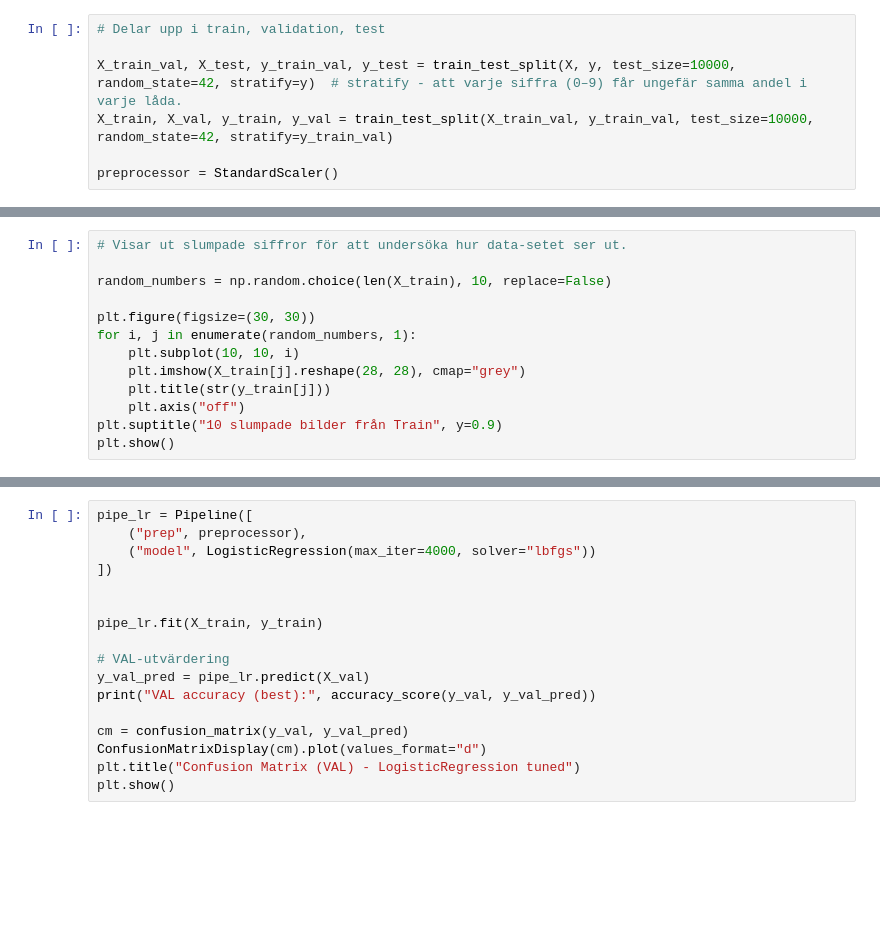
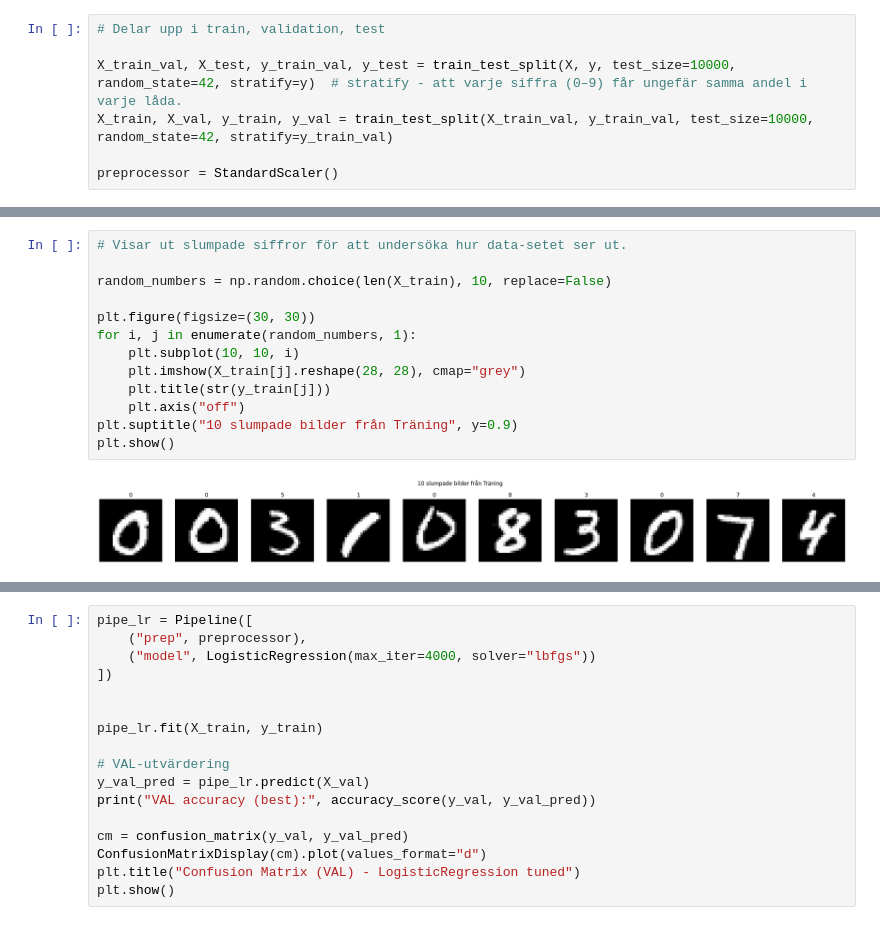
Before and after one commit to josefincarlson/Kunskapskontroll_mnist, a Jupyter notebook: inlamning_josefin_carlson.ipynb, the cells around one changed output, grey strips where cells are left out. Saved outputs shown, nothing was run; the diff lists cells and outputs as text; blank space fills up the shorter version.

```diff
--- a/inlamning_josefin_carlson.ipynb
+++ b/inlamning_josefin_carlson.ipynb
@@ -74,16 +94,18 @@ plt.show()
 # %%
 # Visar ut slumpade siffror för att undersöka hur data-setet ser ut.
 
 random_numbers = np.random.choice(len(X_train), 10, replace=False)
 
 plt.figure(figsize=(30, 30))
 for i, j in enumerate(random_numbers, 1):
     plt.subplot(10, 10, i)
     plt.imshow(X_train[j].reshape(28, 28), cmap="grey")
     plt.title(str(y_train[j]))
     plt.axis("off")
-plt.suptitle("10 slumpade bilder från Train", y=0.9)
+plt.suptitle("10 slumpade bilder från Träning", y=0.9)
 plt.show()
+# %% [output]
+[figure, added]
 # %%
 # Visar ut medelbild (typisk form för varje siffra) och standardavvikelse (hur mycket pixlarna varierar inom samma siffra) för att förstå datasetets mönster och var variationen är störst, vilket kan vara extra svårt för modeller att lära sig
 
```
Also changed, not shown: parts of 28 cells of this notebook, 12 other files.
